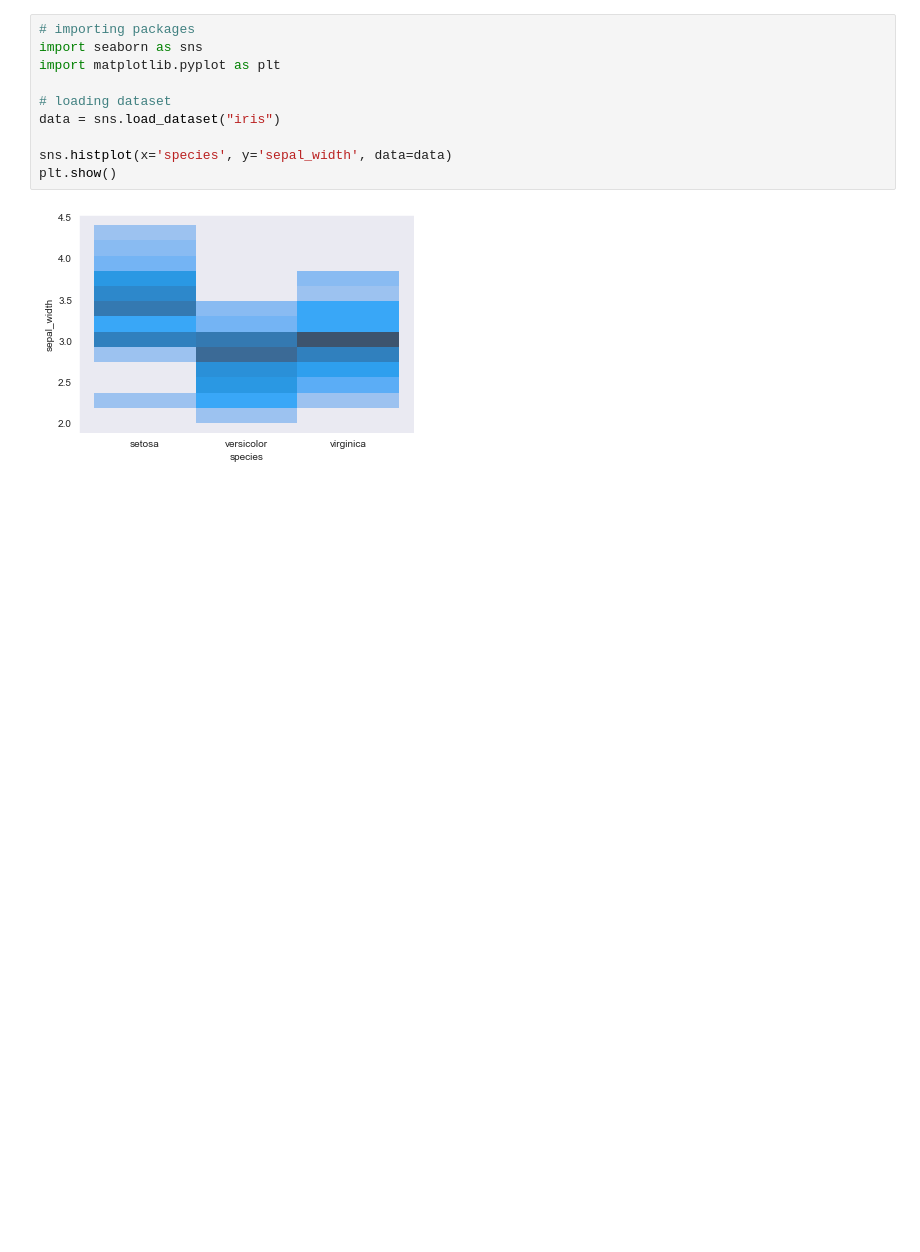
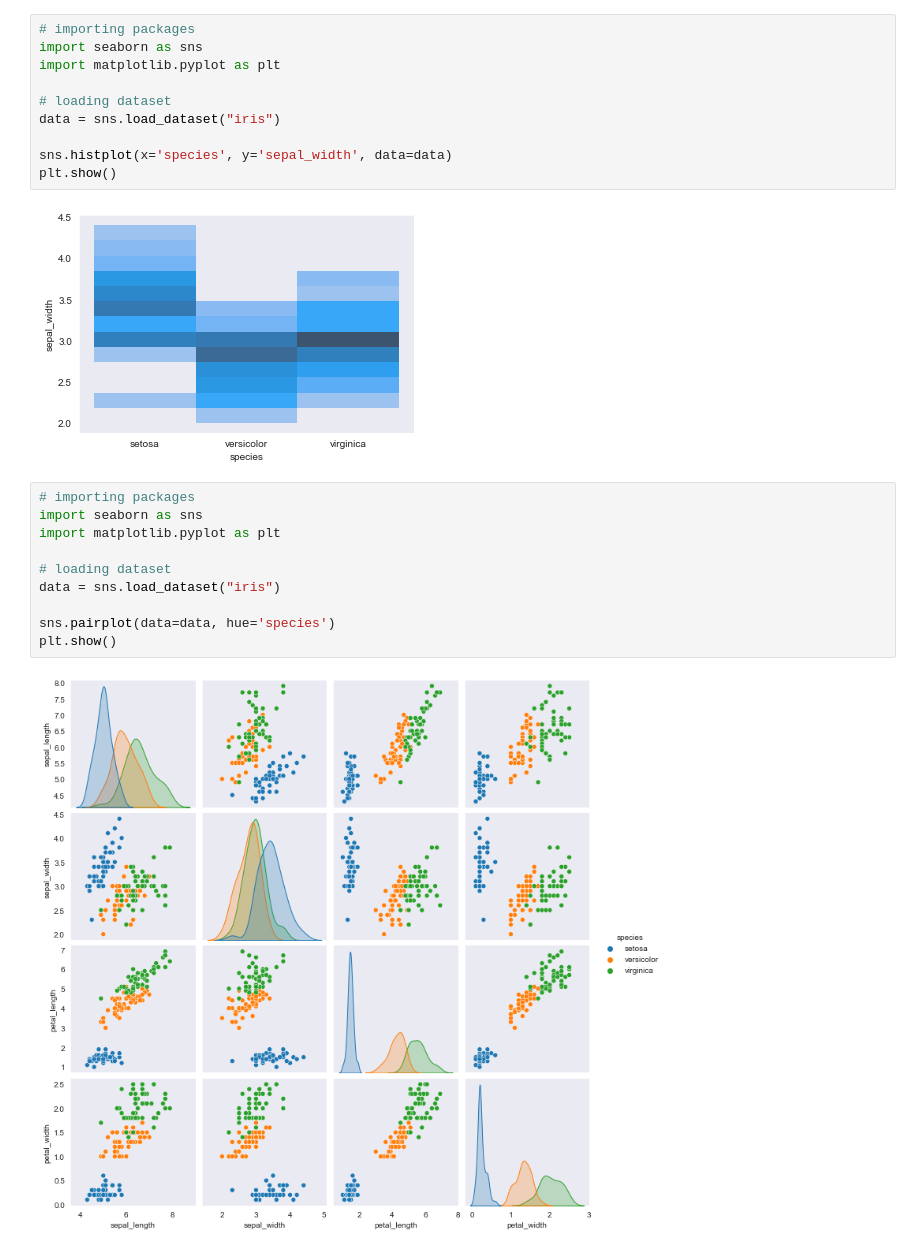
Before and after one commit to ShahirJalal/Seaborn, a Jupyter notebook: Seaborn.ipynb, the cells around one changed output. Cells and saved outputs as stored; diff of their text form; blank space fills up the shorter version.

```diff
--- a/Seaborn.ipynb
+++ b/Seaborn.ipynb
@@ -199,3 +199,15 @@ sns.histplot(x='species', y='sepal_width', data=data)
 plt.show()
 # %% [output]
 [figure]
+# %%
+# importing packages
+import seaborn as sns
+import matplotlib.pyplot as plt
+
+# loading dataset
+data = sns.load_dataset("iris")
+
+sns.pairplot(data=data, hue='species')
+plt.show()
+# %% [output]
+[figure, added]
```
